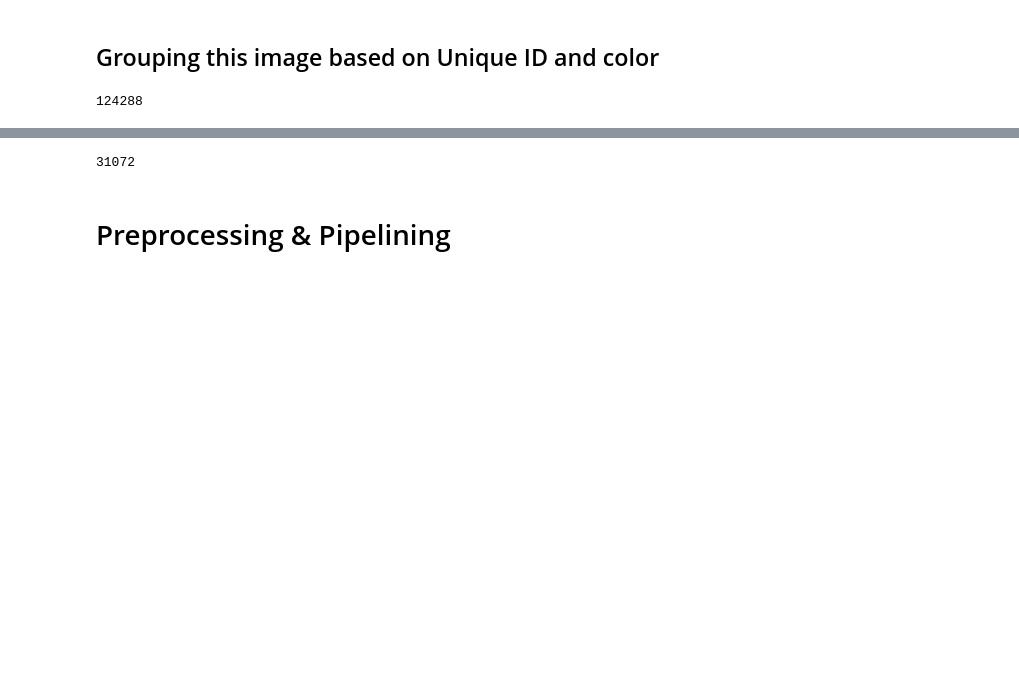
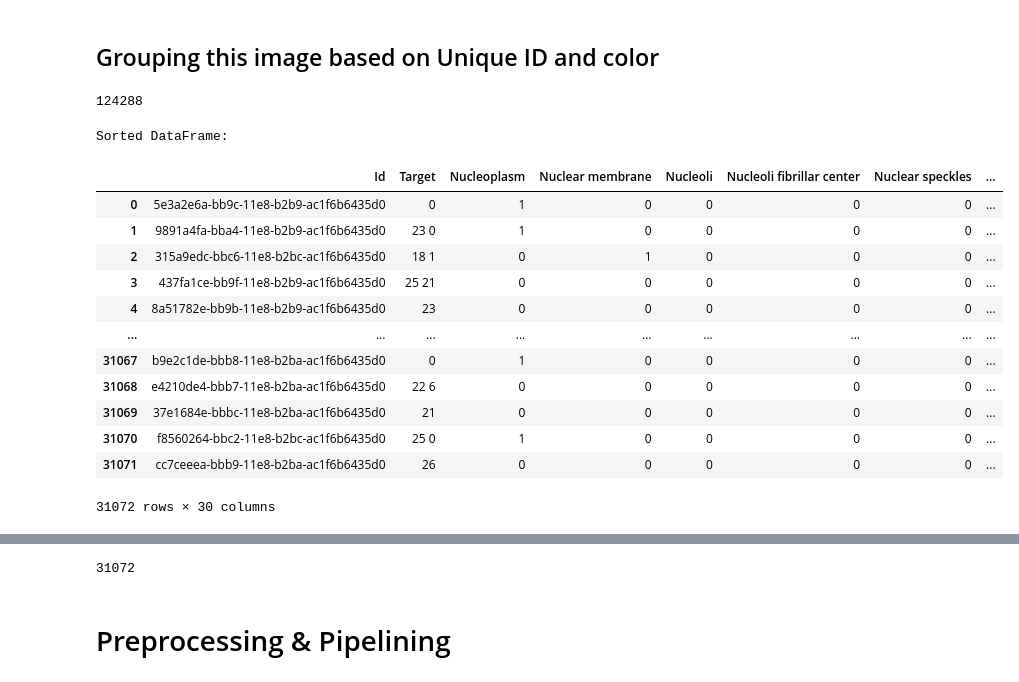
Before and after one commit to rinkusahu1/Kaggle_Practice_ML, a Jupyter notebook: Protein.ipynb, the cells around one changed output, grey strips where cells are left out. Cells and saved outputs as stored; diff of their text form; code cells hidden in the pictures; blank space fills up the shorter version.

```diff
--- a/Protein.ipynb
+++ b/Protein.ipynb
@@ -217,6 +181,34 @@ for path in image_paths:
     image_groups[uid][suffix] = path
 # %% [output]
 124288
+# %%
+# List of IDs for sorting
+# Set the DataFrame index to the 'id' column
+df = df.set_index('Id')
+
+# Reindex the DataFrame based on the provided list of IDs
+sorted_df = df.reindex(uids)
+
+# Reset the index if necessary
+sorted_df = sorted_df.reset_index()
+
+print("Sorted DataFrame:")
+sorted_df
+# %% [output]
+Sorted DataFrame:
+|  | Id | Target | Nucleoplasm | Nuclear membrane | Nucleoli | Nucleoli fibrillar center | Nuclear speckles | ... |
+| 0 | 5e3a2e6a-bb9c-11e8-b2b9-ac1f6b6435d0 | 0 | 1 | 0 | 0 | 0 | 0 | ... |
+| 1 | 9891a4fa-bba4-11e8-b2b9-ac1f6b6435d0 | 23 0 | 1 | 0 | 0 | 0 | 0 | ... |
+| 2 | 315a9edc-bbc6-11e8-b2bc-ac1f6b6435d0 | 18 1 | 0 | 1 | 0 | 0 | 0 | ... |
+| 3 | 437fa1ce-bb9f-11e8-b2b9-ac1f6b6435d0 | 25 21 | 0 | 0 | 0 | 0 | 0 | ... |
+| 4 | 8a51782e-bb9b-11e8-b2b9-ac1f6b6435d0 | 23 | 0 | 0 | 0 | 0 | 0 | ... |
+| ... | ... | ... | ... | ... | ... | ... | ... | ... |
+| 31067 | b9e2c1de-bbb8-11e8-b2ba-ac1f6b6435d0 | 0 | 1 | 0 | 0 | 0 | 0 | ... |
+| 31068 | e4210de4-bbb7-11e8-b2ba-ac1f6b6435d0 | 22 6 | 0 | 0 | 0 | 0 | 0 | ... |
+| 31069 | 37e1684e-bbbc-11e8-b2ba-ac1f6b6435d0 | 21 | 0 | 0 | 0 | 0 | 0 | ... |
+| 31070 | f8560264-bbc2-11e8-b2bc-ac1f6b6435d0 | 25 0 | 1 | 0 | 0 | 0 | 0 | ... |
+| 31071 | cc7ceeea-bbb9-11e8-b2ba-ac1f6b6435d0 | 26 | 0 | 0 | 0 | 0 | 0 | ... |
+31072 rows × 30 columns
 # %%
 # No Use
 # image_groups_with_targets = []
```
Also changed, not shown: parts of 44 cells of this notebook.
